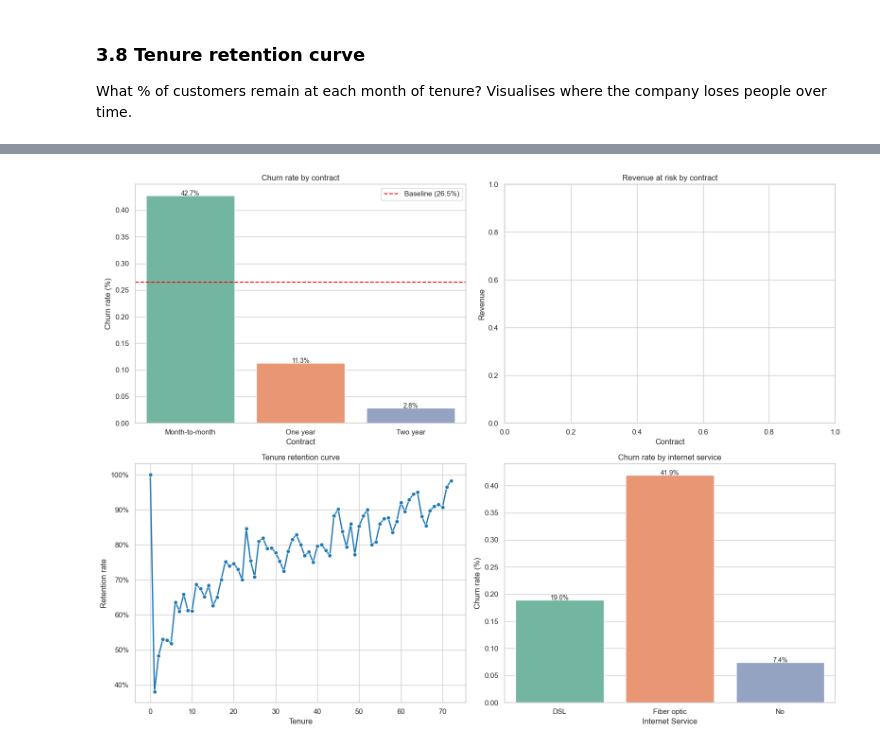
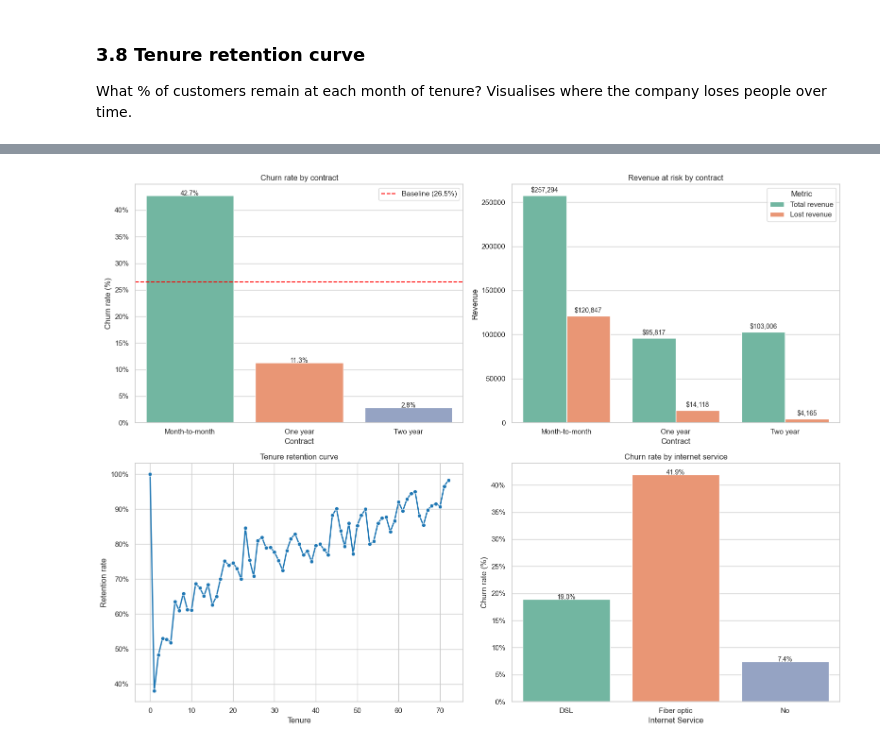
Before and after one commit to chillz-the-first/FUTURE_DS_02, a Jupyter notebook: notebooks/01_inspect.ipynb, the cells around one changed output, grey strips where cells are left out. Saved outputs shown, nothing was run; the diff lists cells and outputs as text; code cells hidden in the pictures.

Commit message:
fix: all charts appear on dashboard

```diff
--- a/notebooks/01_inspect.ipynb
+++ b/notebooks/01_inspect.ipynb
@@ -244,6 +244,6 @@ tenure
 
 [73 rows x 3 columns]
 # %%
-get_dashboard(contract_churn, retention, internet_churn)
+get_dashboard(contract_churn, contract_lost_revenue, retention, internet_churn)
 # %% [output]
-[figure, old version]
+[figure, new version]
```
Also changed, not shown: 2 other files.
